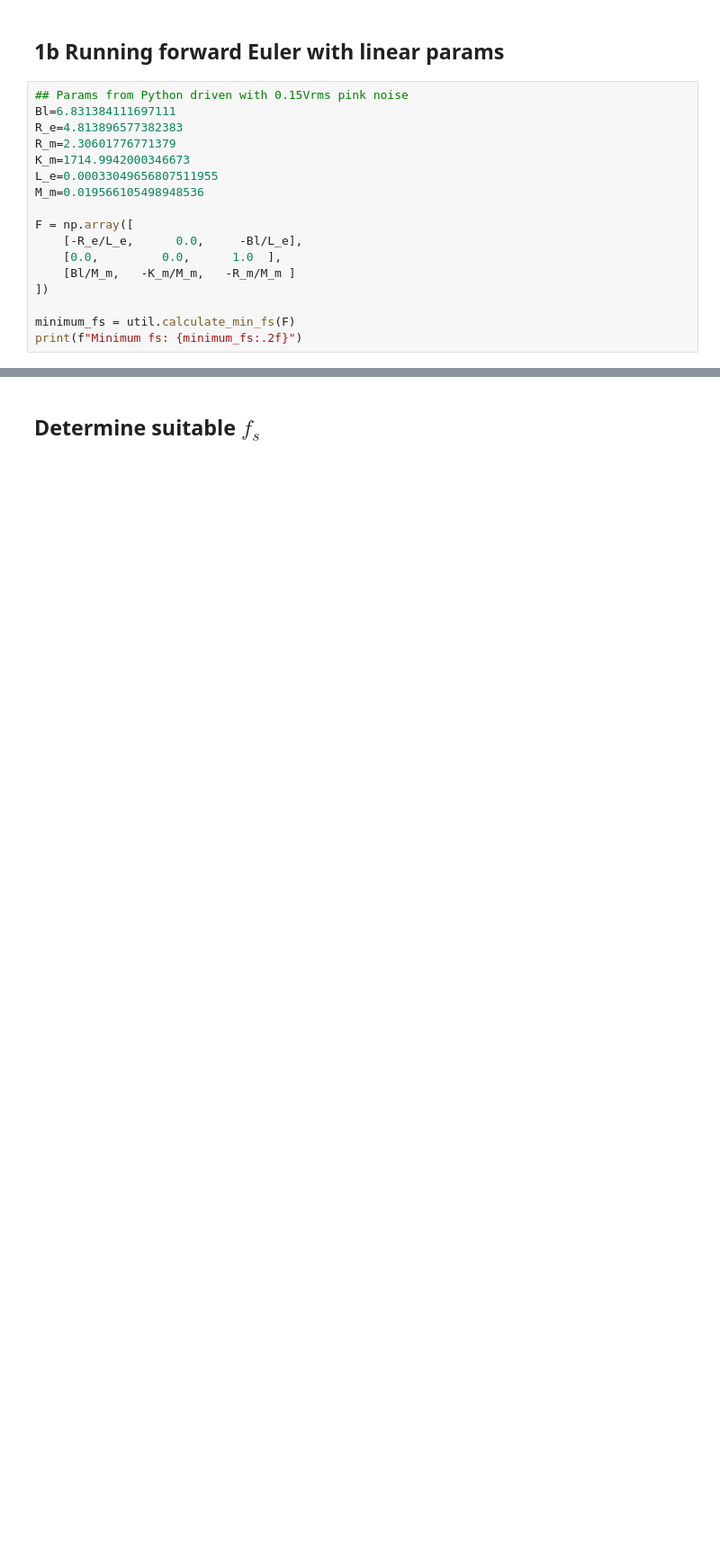
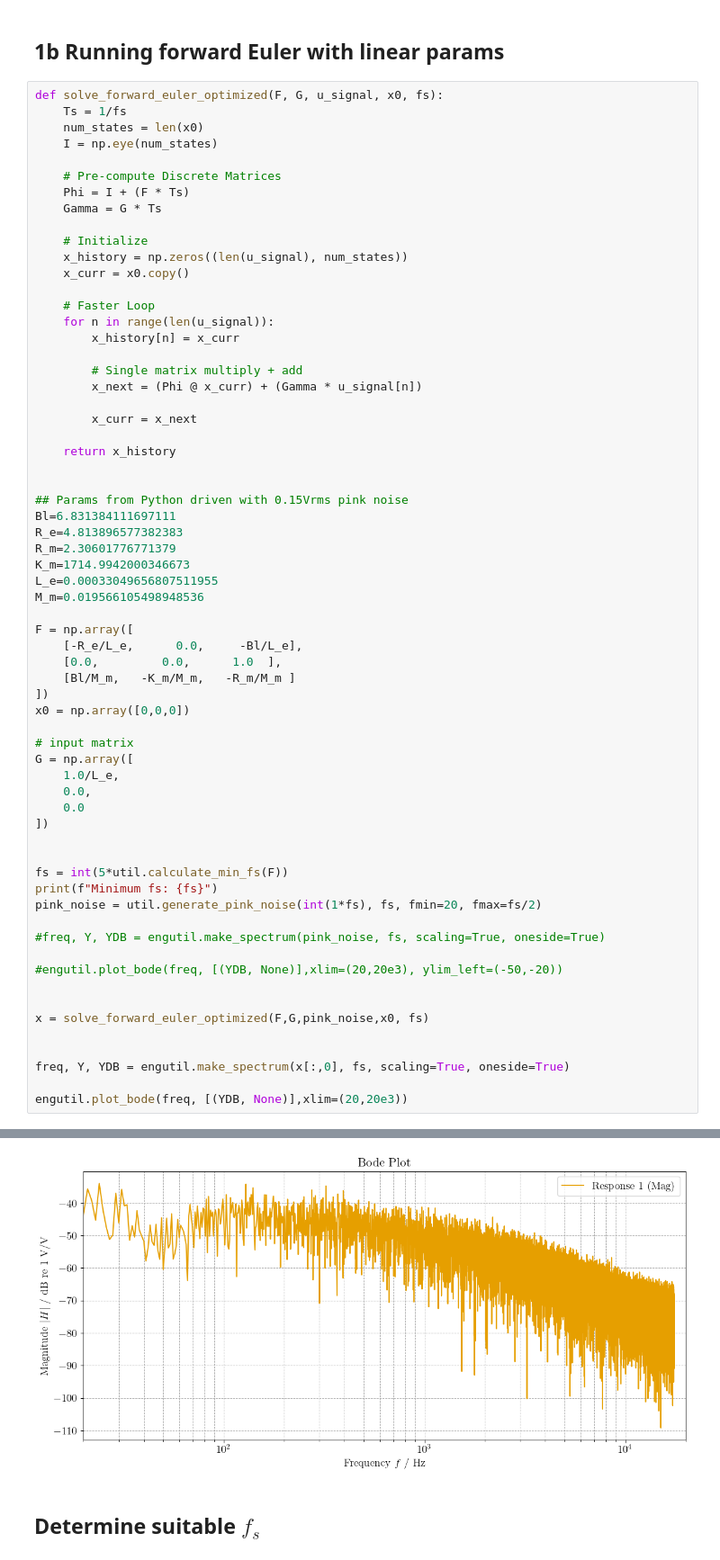
Before and after one commit to istlf/non-linear-transducers-project, a Jupyter notebook: Lab E - part 1.ipynb, the cells around one changed output, grey strips where cells are left out. Shown at 90% size. Saved outputs shown, nothing was run; the diff lists cells and outputs as text; blank space fills up the shorter version.

```diff
--- a/Lab E - part 1.ipynb
+++ b/Lab E - part 1.ipynb
@@ -60,6 +59,31 @@ The autoreload extension is already loaded. To reload it, use:
 # %% [markdown]
 ## 1b Running forward Euler with linear params
 # %%
+def solve_forward_euler_optimized(F, G, u_signal, x0, fs):
+    Ts = 1/fs
+    num_states = len(x0)
+    I = np.eye(num_states)
+
+    # Pre-compute Discrete Matrices
+    Phi = I + (F * Ts)
+    Gamma = G * Ts
+
+    # Initialize
+    x_history = np.zeros((len(u_signal), num_states))
+    x_curr = x0.copy()
+
+    # Faster Loop
+    for n in range(len(u_signal)):
+        x_history[n] = x_curr
+
+        # Single matrix multiply + add
+        x_next = (Phi @ x_curr) + (Gamma * u_signal[n])
+
+        x_curr = x_next
+
+    return x_history
+
+
 ## Params from Python driven with 0.15Vrms pink noise
 Bl=6.831384111697111
 R_e=4.813896577382383
@@ -73,7 +97,29 @@ F = np.array([
     [0.0,         0.0,      1.0  ],
     [Bl/M_m,   -K_m/M_m,   -R_m/M_m ]
 ])
+x0 = np.array([0,0,0])
 
-minimum_fs = util.calculate_min_fs(F)
-print(f"Minimum fs: {minimum_fs:.2f}")
+# input matrix
+G = np.array([
+    1.0/L_e,
+    0.0,
+    0.0
+])
+
+
+fs = int(5*util.calculate_min_fs(F))
+print(f"Minimum fs: {fs}")
+pink_noise = util.generate_pink_noise(int(1*fs), fs, fmin=20, fmax=fs/2)
+
+#freq, Y, YDB = engutil.make_spectrum(pink_noise, fs, scaling=True, oneside=True)
+
+#engutil.plot_bode(freq, [(YDB, None)],xlim=(20,20e3), ylim_left=(-50,-20))
+
+
+x = solve_forward_euler_optimized(F,G,pink_noise,x0, fs)
+
+
+freq, Y, YDB = engutil.make_spectrum(x[:,0], fs, scaling=True, oneside=True)
+
+engutil.plot_bode(freq, [(YDB, None)],xlim=(20,20e3))
 # %% [output]
@@ -81,3 +127,4 @@ Minimum fs: 7023.90
+[figure, added]
 # %% [markdown]
 ## Determine suitable $f_s$
 # %%
```
Also changed, not shown: parts of 2 cells of this notebook, 1 other file.
